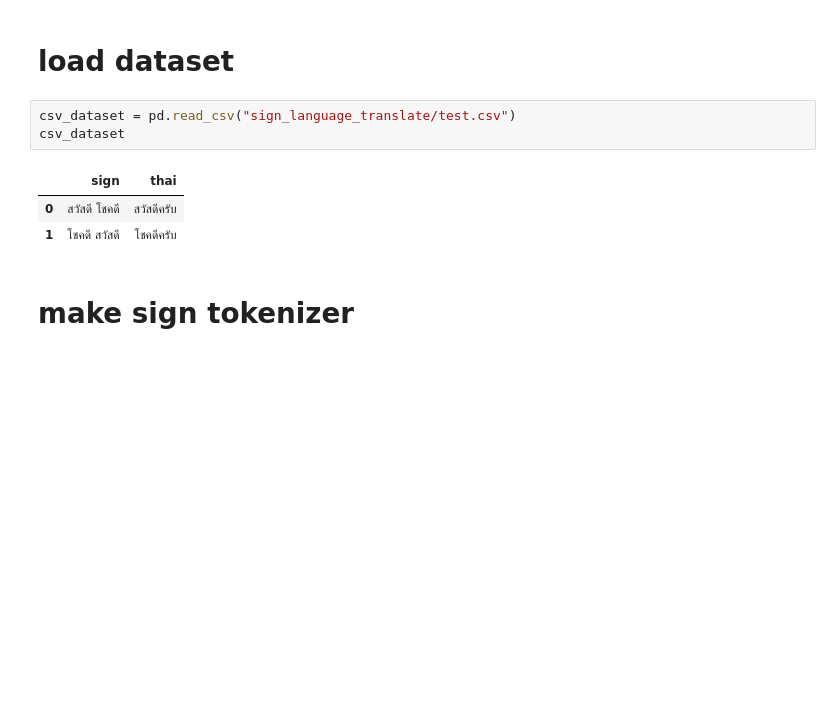
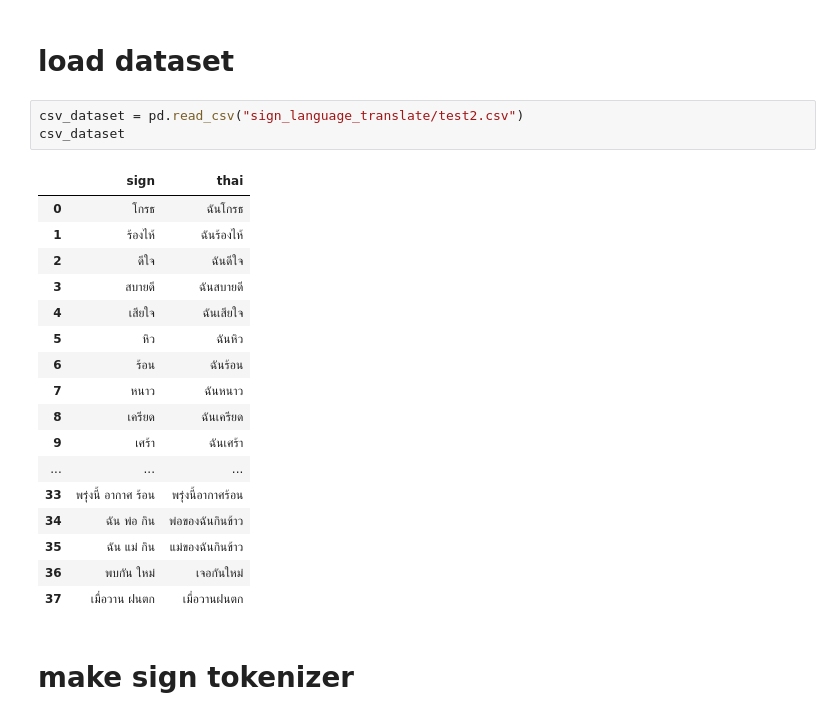
Before and after one commit to Boatkungg/sign_language_translate, a Jupyter notebook: train_thai2sign.ipynb, the cells around one changed output. Cells and saved outputs as stored; diff of their text form; blank space fills up the shorter version.

```diff
--- a/train_thai2sign.ipynb
+++ b/train_thai2sign.ipynb
@@ -23,12 +26,26 @@ device = "cuda" if torch.cuda.is_available() else "cpu"
 # %% [markdown]
 # load dataset
 # %%
-csv_dataset = pd.read_csv("sign_language_translate/test.csv")
+csv_dataset = pd.read_csv("sign_language_translate/test2.csv")
 csv_dataset
 # %% [output]
 |  | sign | thai |
-| 0 | สวัสดี โชคดี | สวัสดีครับ |
-| 1 | โชคดี สวัสดี | โชคดีครับ |
+| 0 | โกรธ | ฉันโกรธ |
+| 1 | ร้องไห้ | ฉันร้องไห้ |
+| 2 | ดีใจ | ฉันดีใจ |
+| 3 | สบายดี | ฉันสบายดี |
+| 4 | เสียใจ | ฉันเสียใจ |
+| 5 | หิว | ฉันหิว |
+| 6 | ร้อน | ฉันร้อน |
+| 7 | หนาว | ฉันหนาว |
+| 8 | เครียด | ฉันเครียด |
+| 9 | เศร้า | ฉันเศร้า |
+| ... | ... | ... |
+| 33 | พรุ่งนี้ อากาศ ร้อน | พรุ่งนี้อากาศร้อน |
+| 34 | ฉัน พ่อ กิน | พ่อของฉันกินข้าว |
+| 35 | ฉัน แม่ กิน | แม่ของฉันกินข้าว |
+| 36 | พบกัน ใหม่ | เจอกันใหม่ |
+| 37 | เมื่อวาน ฝนตก | เมื่อวานฝนตก |
 # %% [markdown]
 # make sign tokenizer
 # %%
```
Also changed, not shown: parts of 12 cells of this notebook, 6 other files.
